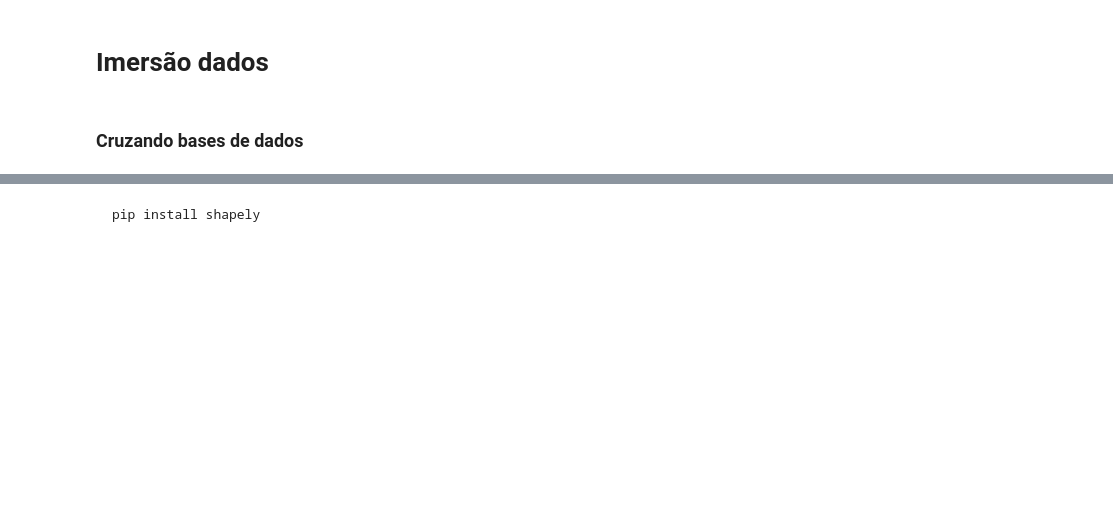
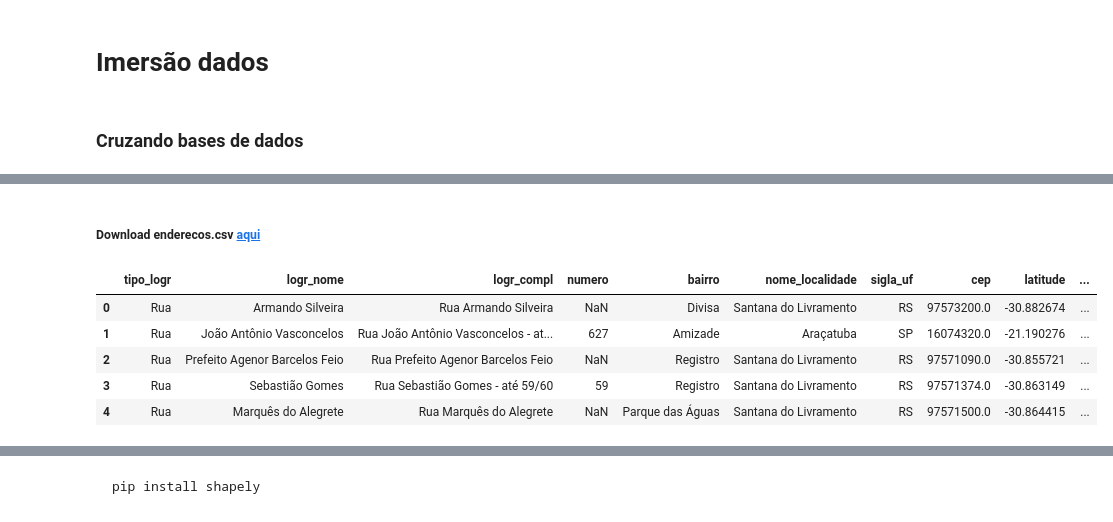
Before and after one commit to ThiagodePaulaSouza/learning-data-science, a Jupyter notebook: aula4.ipynb, the cells around one changed output, grey strips where cells are left out. Saved outputs shown, nothing was run; the diff lists cells and outputs as text; code cells hidden in the pictures; blank space fills up the shorter version.

Commit message:
aula4
Cruzando bases de dados

enconding sep thousands, dropna, query, strip, extract com regex, merge, drop_duplicates, shapely point e polygon, contains, geopandas, scatterplot

```diff
--- a/aula4.ipynb
+++ b/aula4.ipynb
@@ -30,6 +56,15 @@ ibge_sp.info()
+# %% [markdown]
+##### Download enderecos.csv [aqui](https://drive.google.com/file/d/1u2qPFtYaE4of3Vb3d7yQEVEbS5FdQ_FP/view)
 # %%
-# enderecos = pd.read_csv(".\dados\enderecos.csv")
+enderecos = pd.read_csv(".\enderecos.csv")
 enderecos.head()
+# %% [output]
+|  | tipo_logr | logr_nome | logr_compl | numero | bairro | nome_localidade | sigla_uf | cep | latitude | ... |
+| 0 | Rua | Armando Silveira | Rua Armando Silveira | NaN | Divisa | Santana do Livramento | RS | 97573200.0 | -30.882674 | ... |
+| 1 | Rua | João Antônio Vasconcelos | Rua João Antônio Vasconcelos - at... | 627 | Amizade | Araçatuba | SP | 16074320.0 | -21.190276 | ... |
+| 2 | Rua | Prefeito Agenor Barcelos Feio | Rua Prefeito Agenor Barcelos Feio | NaN | Registro | Santana do Livramento | RS | 97571090.0 | -30.855721 | ... |
+| 3 | Rua | Sebastião Gomes | Rua Sebastião Gomes - até 59/60 | 59 | Registro | Santana do Livramento | RS | 97571374.0 | -30.863149 | ... |
+| 4 | Rua | Marquês do Alegrete | Rua Marquês do Alegrete | NaN | Parque das Águas | Santana do Livramento | RS | 97571500.0 | -30.864415 | ... |
 # %%
 enderecos_sp = enderecos.query("sigla_uf == 'SP'")
 enderecos_sp.head()
```
Also changed, not shown: parts of 22 cells of this notebook.
